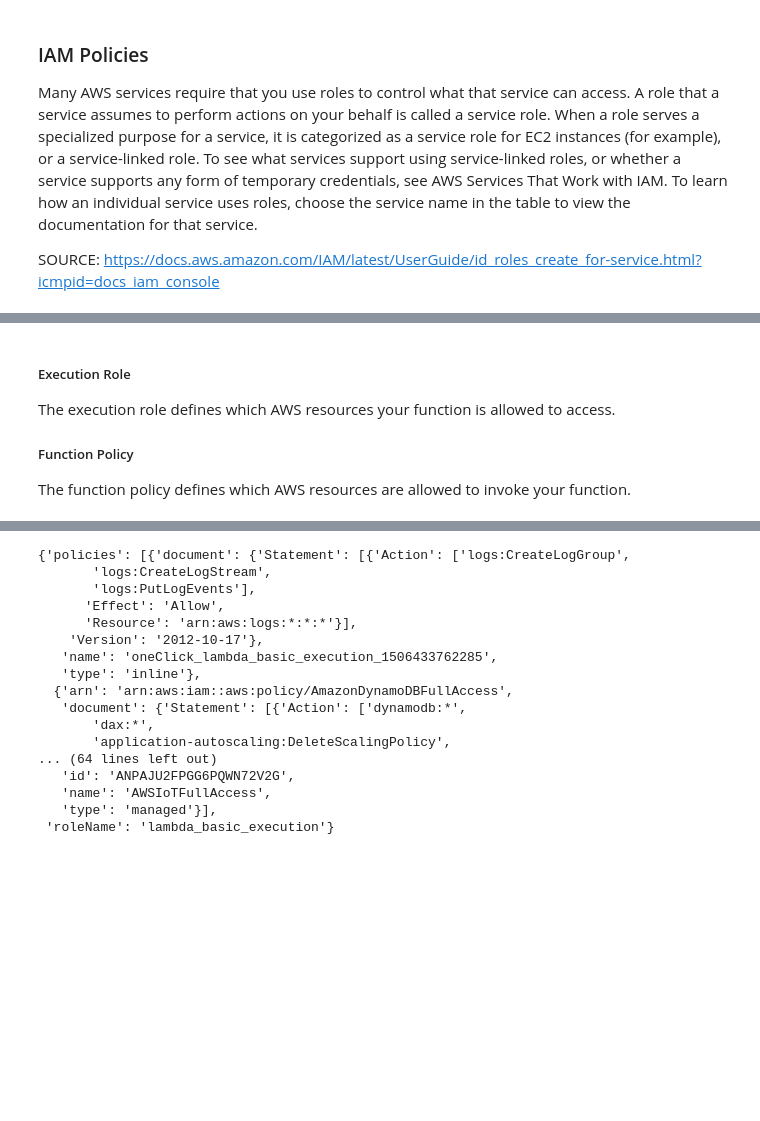
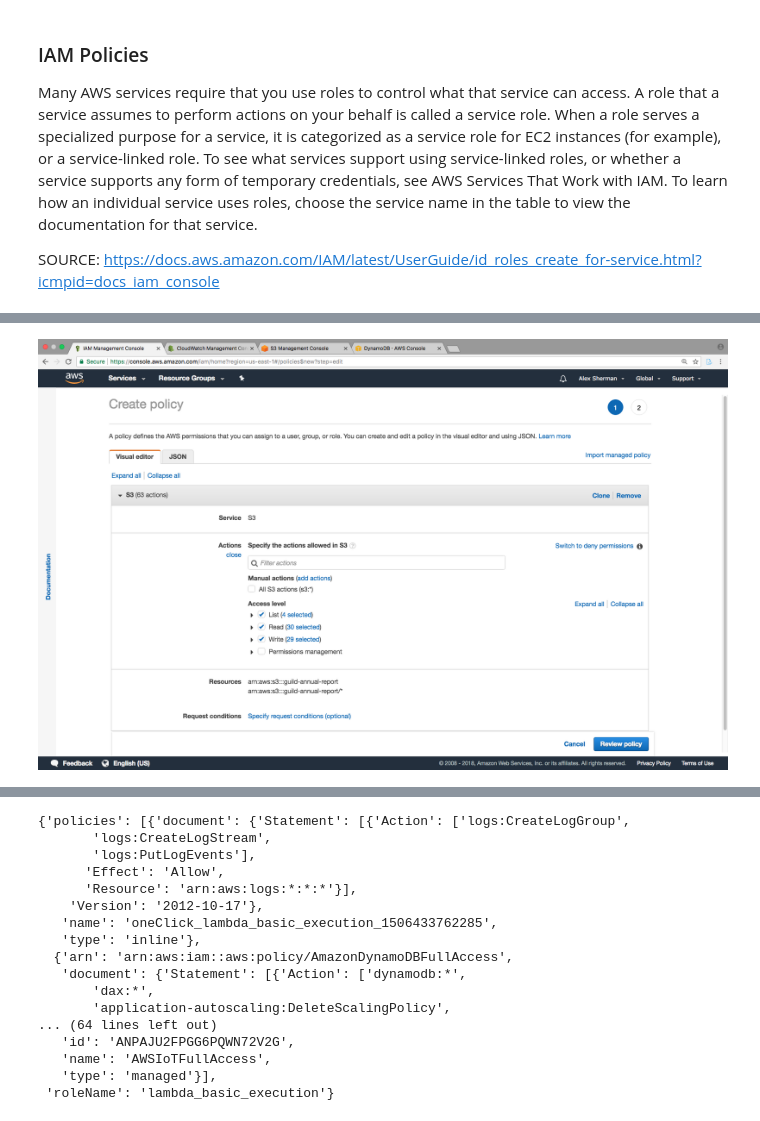
Before and after one commit to Alexjmsherman/nlp_practicum_original, a Jupyter notebook: lessons/lesson_5_refactoring/AWS Data Processing.ipynb, the cells around one changed output, grey strips where cells are left out. Drawn from its saved outputs; the diff is of its cells as text; code cells hidden in the pictures; blank space fills up the shorter version.

```diff
--- a/lessons/lesson_5_refactoring/AWS Data Processing.ipynb
+++ b/lessons/lesson_5_refactoring/AWS Data Processing.ipynb
@@ -196,10 +200,8 @@ iframe = '<iframe src={} width=1100 height=300></iframe>'.format(aws_iam_url)
 HTML(iframe)
 # %% [output]
 [interactive output not drawn]
-# %% [markdown]
-##### Execution Role
-
-The execution role defines which AWS resources your function is allowed to access.
-
-##### Function Policy
-The function policy defines which AWS resources are allowed to invoke your function.
+# %%
+# AWS create policies
+Image("../../raw_data/images/AWS_policies.png", width=800, height=400)
+# %% [output]
+[figure, added]
```
Also changed, not shown: parts of 17 cells of this notebook.
